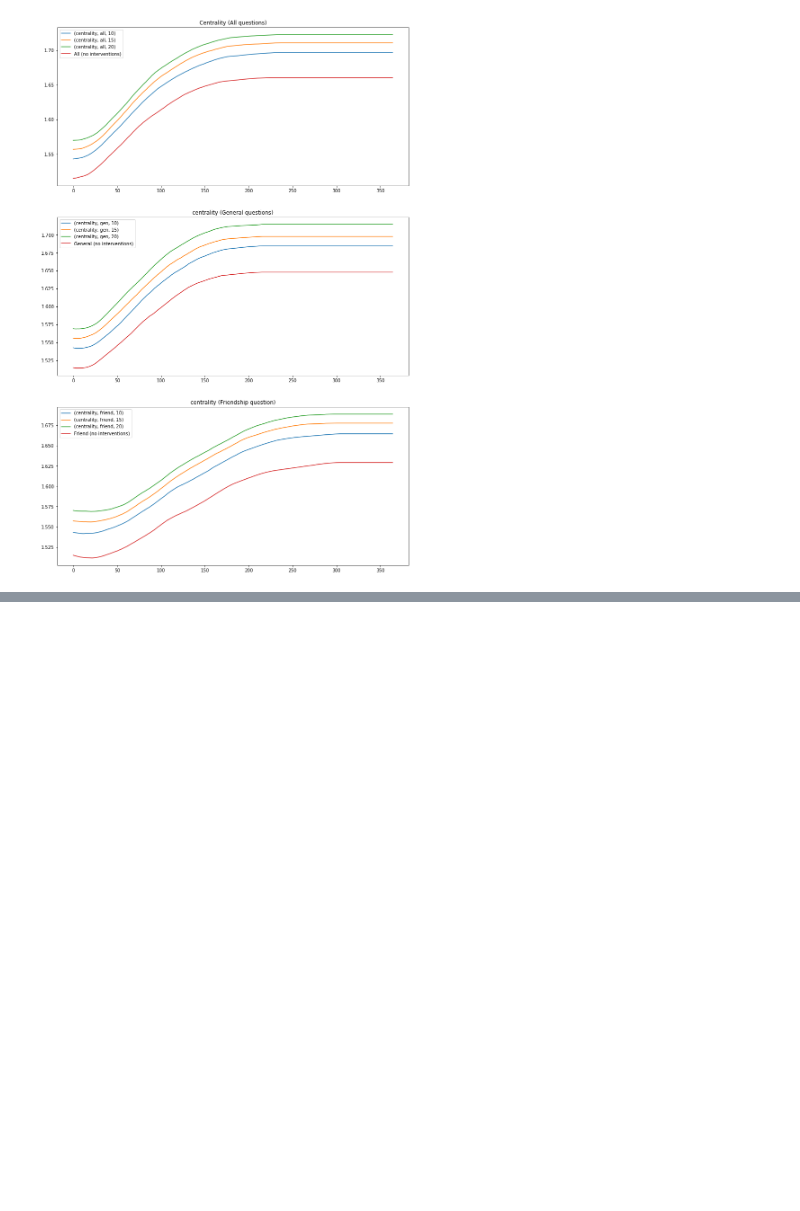
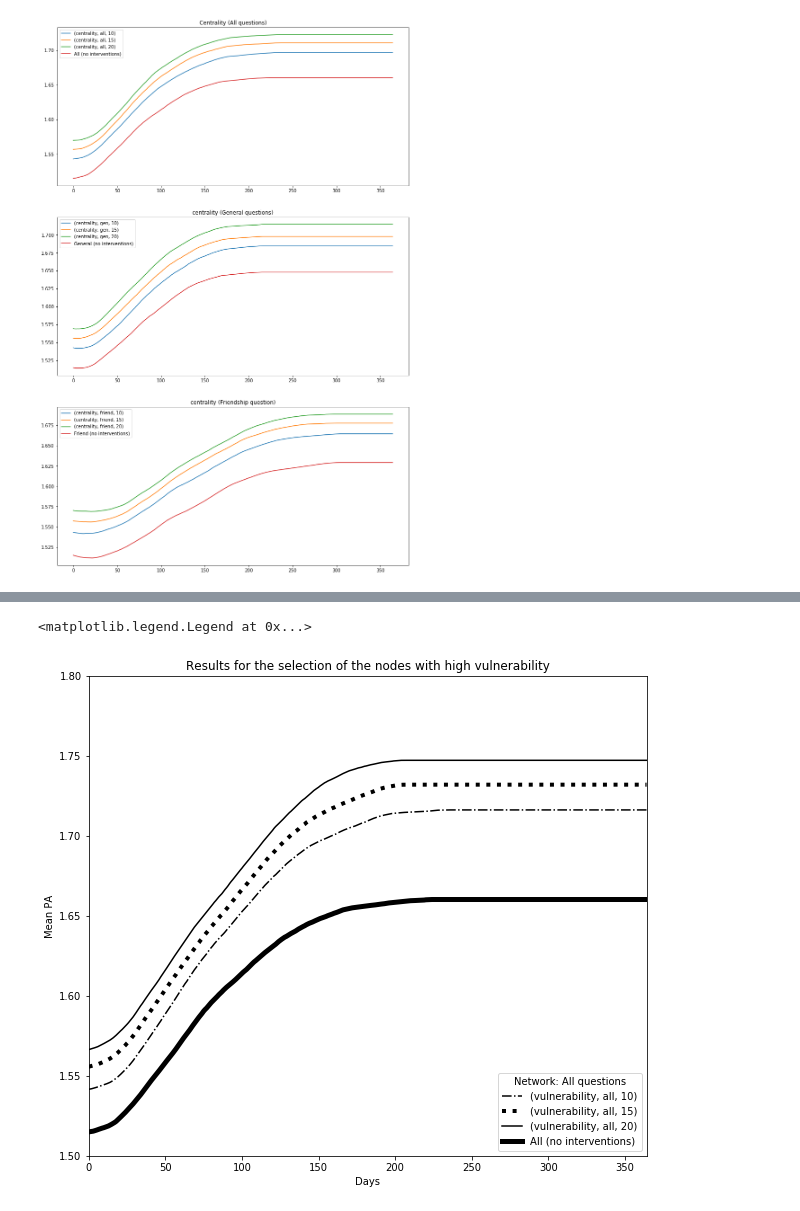
Before and after one commit to ericinlinux/obesity_interventions, a Jupyter notebook: Results_Interventions.ipynb, the cells around one changed output, grey strips where cells are left out. Cells and saved outputs as stored; diff of their text form; code cells hidden in the pictures; blank space fills up the shorter version.

```diff
--- a/Results_Interventions.ipynb
+++ b/Results_Interventions.ipynb
@@ -681,0 +794,28 @@ plt.legend()
+# %%
+# Random results
+plt.figure(figsize=((10,30)))
+plt.subplot(311)
+plt.title('Results for the selection of the nodes with high vulnerability')
+results_df['vulnerability', 'all', 10].plot(style='-.', color='black')
+#results_df['vulnerability', 'gen', 10].plot(style='-.', color='blue')
+#results_df['vulnerability', 'friend', 10].plot(style='-.', color='green')
+
+results_df['vulnerability', 'all', 15].plot(style=':', linewidth=4, color='black')
+#results_df['vulnerability', 'gen', 15].plot(style=':', linewidth=4, color='blue')
+#results_df['vulnerability', 'friend', 15].plot(style=':', linewidth=4, color='green')
+
+results_df['vulnerability', 'all', 20].plot(color='black')
+#results_df['vulnerability', 'gen', 20].plot(color='blue')
+#results_df['vulnerability', 'friend', 20].plot(color='green')
+
+results_no_intervention_df['All (no interventions)'].plot(style='-', linewidth=5, color='black')
+#results_no_intervention_df['General (no interventions)'].plot(style='-', linewidth=5, color='blue')
+#results_no_intervention_df['Friend (no interventions)'].plot(style='-', linewidth=5, color='green')
+plt.ylim(1.5,1.8)
+plt.xlim(0,364)
+plt.xlabel('Days')
+plt.ylabel('Mean PA')
+plt.legend(loc=4, title='Network: All questions')
+# %% [output]
+<matplotlib.legend.Legend at 0x...>
+[figure, added]
```
Also changed, not shown: parts of 19 cells of this notebook, 1 other file.
